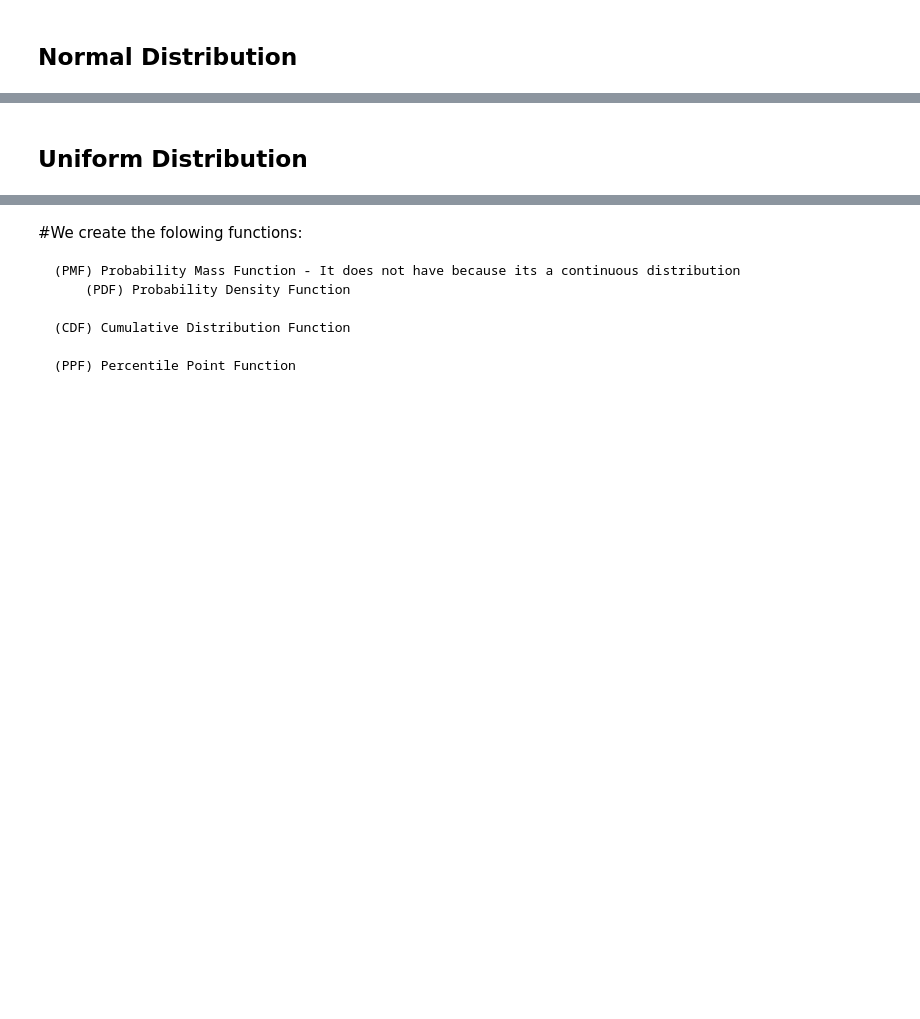
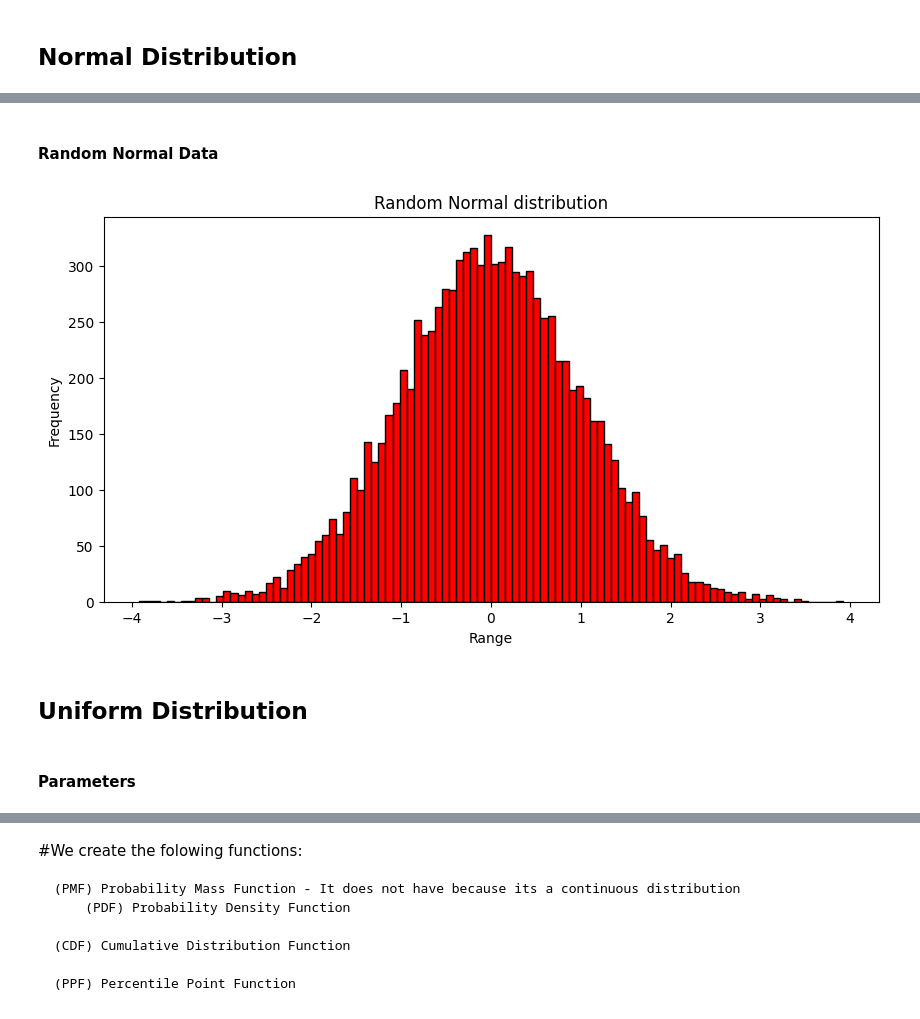
Before and after one commit to gutierenmanuel/probability-distribution-exercises-project-with-python, a Jupyter notebook: notebook/problems.ipynb, the cells around one changed output, grey strips where cells are left out. Cells and saved outputs as stored; diff of their text form; code cells hidden in the pictures; blank space fills up the shorter version.

```diff
--- a/notebook/problems.ipynb
+++ b/notebook/problems.ipynb
@@ -160,2 +193,26 @@ ppf_values_norm = ppf_normal(random_normal_data, mu, sigma)
+# %% [markdown]
+#### Random Normal Data
+# %%
+
+num_samples = 10000
+
+random_normal_data = stats.norm.rvs(loc=mu, scale=sigma, size=num_samples)
+
+# Graphic the normal distribution
+plt.figure(figsize = (10, 5))
+plt.hist(random_normal_data, bins=100, color='red', edgecolor='black')
+
+# Personalizate the graphic
+plt.title('Random Normal distribution')
+plt.xlabel('Range')
+plt.ylabel('Frequency')
+
+
+# Show the histogram
+plt.show()
+# %% [output]
+[figure, added]
 # %% [markdown]
 ## Uniform Distribution
+# %% [markdown]
+#### Parameters
```
Also changed, not shown: parts of 13 cells of this notebook.
